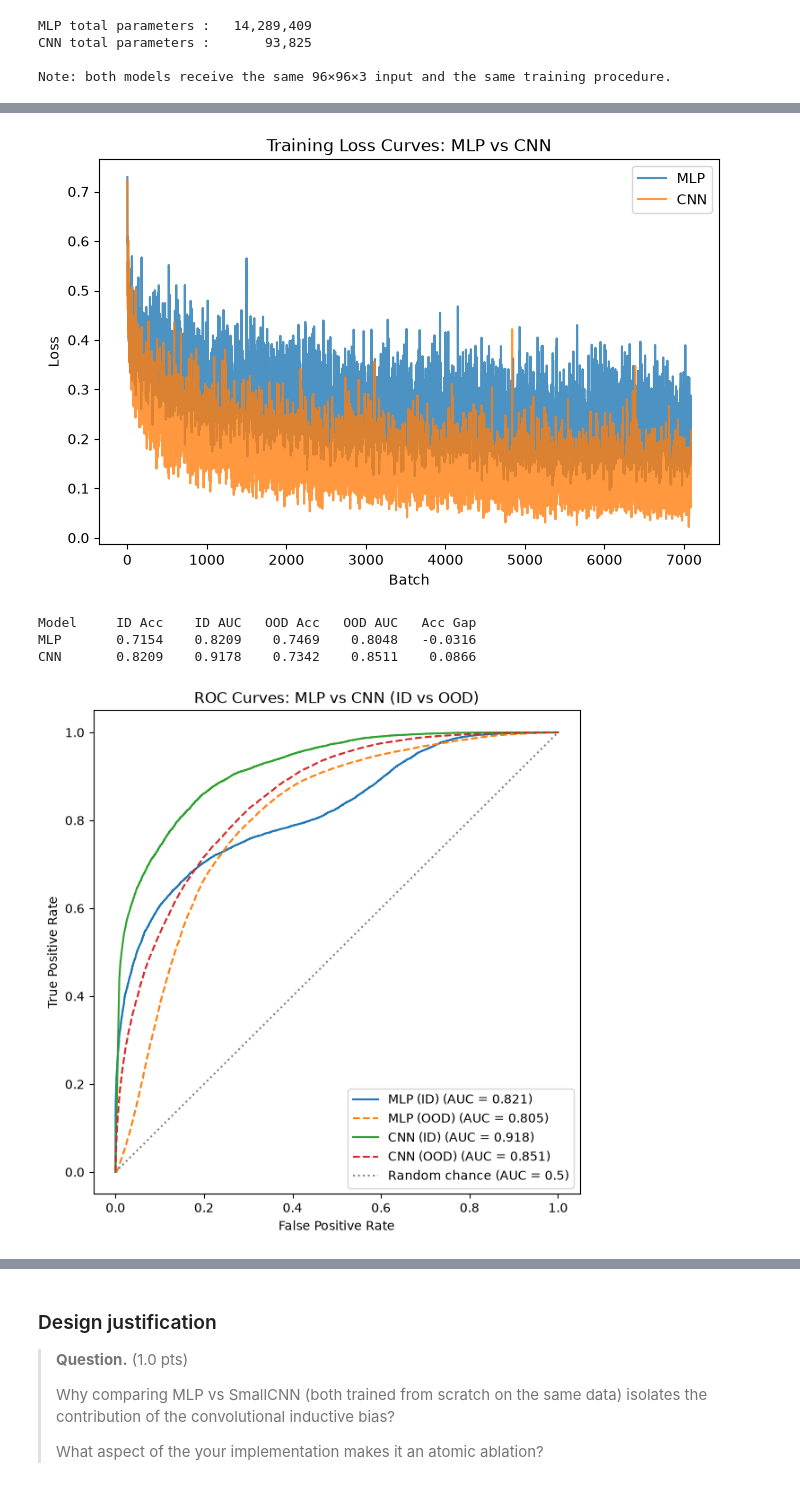
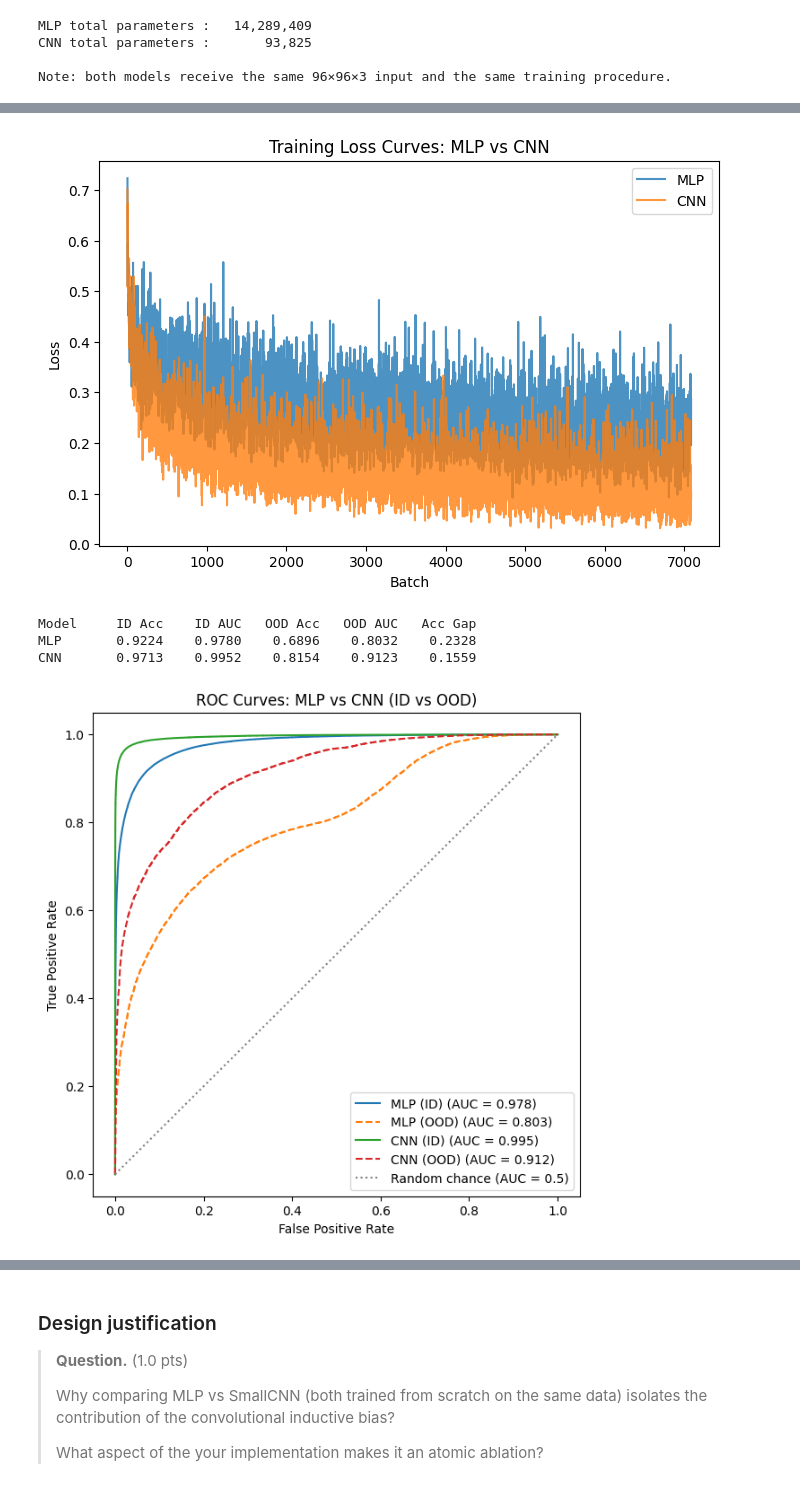
Before and after one commit to mariagabi-lustosa/Tarefa3_MC886, a Jupyter notebook: mc886_1s2026_assignment_3.ipynb, the cells around one changed output, grey strips where cells are left out. Drawn from its saved outputs; the diff is of its cells as text; code cells hidden in the pictures.

Commit message:
Add plot and fix training

```diff
--- a/mc886_1s2026_assignment_3.ipynb
+++ b/mc886_1s2026_assignment_3.ipynb
@@ -753,8 +754,8 @@ dropout = 0.2
 
 # mlp and cnn (above) were instantiated with the default dropout=0.0, since `dropout` wasn't
 # defined yet at that point. Re-instantiate them here now that we have a value for it.
-mlp = MLP(input_size=mlp_input_dim, hidden_dims=[512, 256], dropout=dropout)
-cnn = SmallCNN(dropout=dropout)
+mlp = MLP(input_size=mlp_input_dim, hidden_dims=[512, 256], dropout=dropout).to(DEVICE)
+cnn = SmallCNN(dropout=dropout).to(DEVICE)
 # %%
 mlp_optimizer = optim.Adam(mlp.parameters(), lr=learning_rate)
 mlp_criterion = nn.BCEWithLogitsLoss()
@@ -794,46 +795,46 @@ ax.set_title("Training Loss Curves: MLP vs CNN")
 ax.legend()
 plt.show()
 # %% [output]
-[figure, old version]
+[figure, new version]
 # %%
-# ID (val, hospital 1) vs OOD (test, hospital 2) evaluation for both models.
-mlp_id_metrics = evaluate_model(mlp, val_loader)
-mlp_ood_metrics = evaluate_model(mlp, test_loader)
+# ID (train; hospitals 3, 4, 5) vs OOD (val, hospital 1)
+mlp_id_metrics = evaluate_model(mlp, train_loader)
+mlp_ood_metrics = evaluate_model(mlp, val_loader)
 
-cnn_id_metrics = evaluate_model(cnn, val_loader)
-cnn_ood_metrics = evaluate_model(cnn, test_loader)
+cnn_id_metrics = evaluate_model(cnn, train_loader)
+cnn_ood_metrics = evaluate_model(cnn, val_loader)
 
 # AUC: Area Under [the ROC] Curve
 print(f"{'Model':<6}{'ID Acc':>10}{'ID AUC':>10}{'OOD Acc':>10}{'OOD AUC':>10}{'Acc Gap':>10}")
 for name, id_m, ood_m in [("MLP", mlp_id_metrics, mlp_ood_metrics), ("CNN", cnn_id_metrics, cnn_ood_metrics)]:
     gap = id_m["accuracy"] - ood_m["accuracy"]
     print(f"{name:<6}{id_m['accuracy']:>10.4f}{id_m['auc_roc']:>10.4f}{ood_m['accuracy']:>10.4f}{ood_m['auc_roc']:>10.4f}{gap:>10.4f}")
 
 # ROC curves: fpr/tpr for every (model, split) combination, plus the y=x diagonal (AUC = 0.5, random chance).
 fig, ax = plt.subplots(figsize=(7, 7))
 
 roc_inputs = [
     ("MLP (ID)", mlp_id_metrics, "-"),
     ("MLP (OOD)", mlp_ood_metrics, "--"),
     ("CNN (ID)", cnn_id_metrics, "-"),
     ("CNN (OOD)", cnn_ood_metrics, "--"),
 ]
 
 for name, metrics, linestyle in roc_inputs:
     fpr, tpr, _ = roc_curve(metrics["labels"], metrics["probs"])
     ax.plot(fpr, tpr, linestyle=linestyle, label=f"{name} (AUC = {metrics['auc_roc']:.3f})")
 
 ax.plot([0, 1], [0, 1], linestyle=":", color="gray", label="Random chance (AUC = 0.5)")
 ax.set_xlabel("False Positive Rate")
 ax.set_ylabel("True Positive Rate")
 ax.set_title("ROC Curves: MLP vs CNN (ID vs OOD)")
 ax.legend()
 plt.show()
 # %% [output]
 Model     ID Acc    ID AUC   OOD Acc   OOD AUC   Acc Gap
-MLP       0.7154    0.8209    0.7469    0.8048   -0.0316
-CNN       0.8209    0.9178    0.7342    0.8511    0.0866
+MLP       0.9224    0.9780    0.6896    0.8032    0.2328
+CNN       0.9713    0.9952    0.8154    0.9123    0.1559
-[figure, old version]
+[figure, new version]
 # %%
 # Confusion matrices: one per (model, split) combination, using the same 0.5 threshold as evaluate_model.
 fig, axes = plt.subplots(2, 2, figsize=(10, 10))
```
Also changed, not shown: parts of 17 cells of this notebook.
